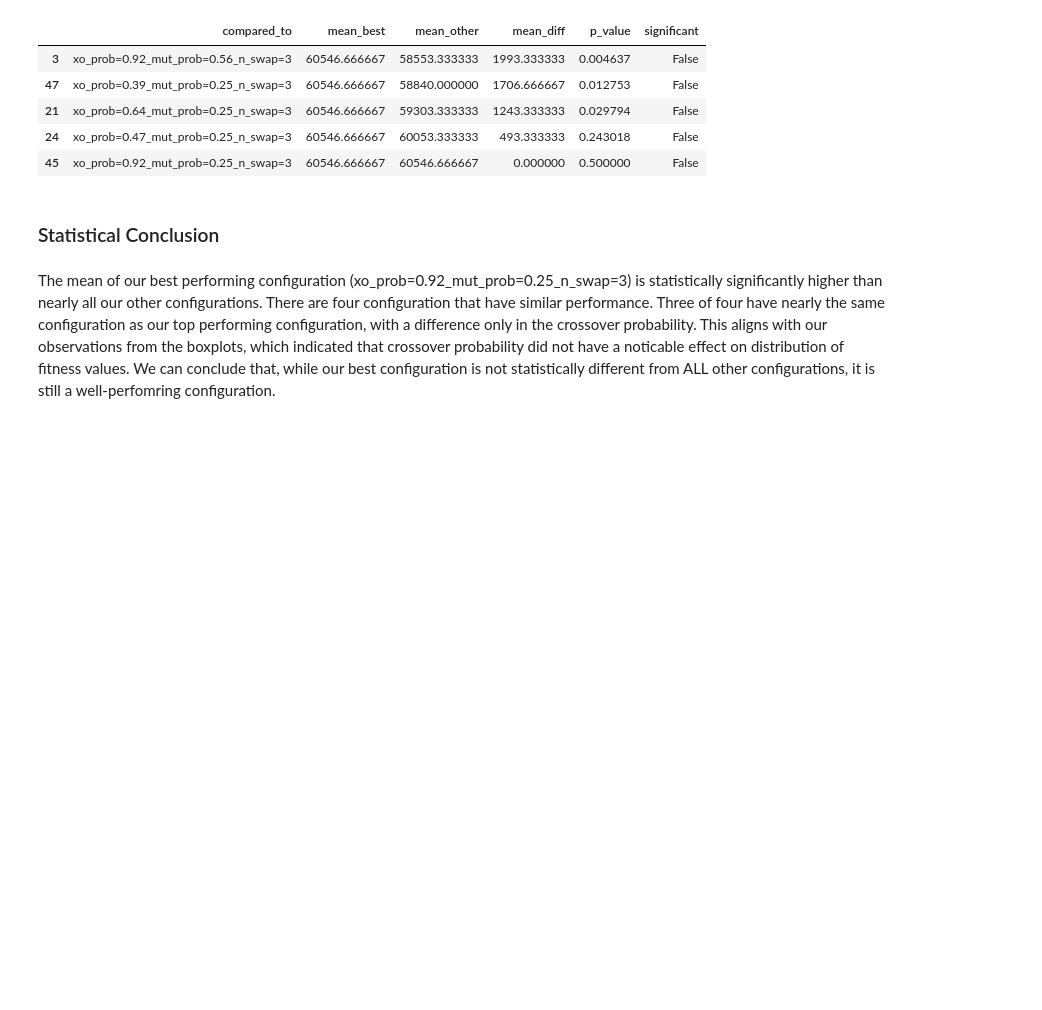
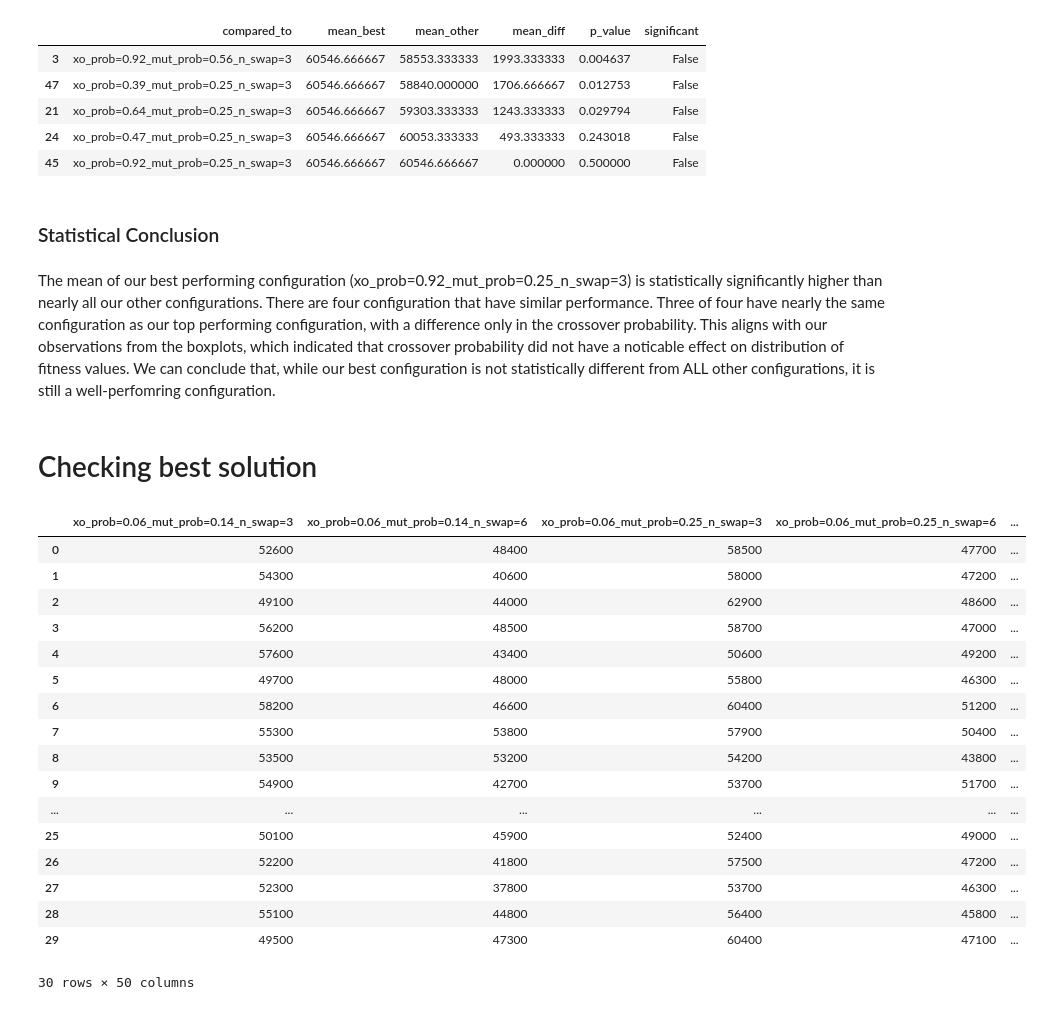
Before and after one commit to gcordeirofm/CIFO25_42, a Jupyter notebook: project/phase_2.ipynb, the cells around one changed output. Drawn from its saved outputs; the diff is of its cells as text; code cells hidden in the pictures; blank space fills up the shorter version.

```diff
--- a/project/phase_2.ipynb
+++ b/project/phase_2.ipynb
@@ -395,3 +395,28 @@ phase2_ttest_best[phase2_ttest_best['significant'] == False]
 ### Statistical Conclusion
 # %% [markdown]
 The mean of our best performing configuration (xo_prob=0.92_mut_prob=0.25_n_swap=3) is statistically significantly higher than nearly all our other configurations. There are four configuration that have similar performance. Three of four have nearly the same configuration as our top performing configuration, with a difference only in the crossover probability. This aligns with our observations from the boxplots, which indicated that crossover probability did not have a noticable effect on distribution of fitness values. We can conclude that, while our best configuration is not statistically different from ALL other configurations, it is still a well-perfomring configuration.
+# %% [markdown]
+# Checking best solution
+# %%
+df_results = pd.DataFrame(fitness_by_configuration)
+# %%
+df_results
+# %% [output]
+|  | xo_prob=0.06_mut_prob=0.14_n_swap=3 | xo_prob=0.06_mut_prob=0.14_n_swap=6 | xo_prob=0.06_mut_prob=0.25_n_swap=3 | xo_prob=0.06_mut_prob=0.25_n_swap=6 | ... |
+| 0 | 52600 | 48400 | 58500 | 47700 | ... |
+| 1 | 54300 | 40600 | 58000 | 47200 | ... |
+| 2 | 49100 | 44000 | 62900 | 48600 | ... |
+| 3 | 56200 | 48500 | 58700 | 47000 | ... |
+| 4 | 57600 | 43400 | 50600 | 49200 | ... |
+| 5 | 49700 | 48000 | 55800 | 46300 | ... |
+| 6 | 58200 | 46600 | 60400 | 51200 | ... |
+| 7 | 55300 | 53800 | 57900 | 50400 | ... |
+| 8 | 53500 | 53200 | 54200 | 43800 | ... |
+| 9 | 54900 | 42700 | 53700 | 51700 | ... |
+| ... | ... | ... | ... | ... | ... |
+| 25 | 50100 | 45900 | 52400 | 49000 | ... |
+| 26 | 52200 | 41800 | 57500 | 47200 | ... |
+| 27 | 52300 | 37800 | 53700 | 46300 | ... |
+| 28 | 55100 | 44800 | 56400 | 45800 | ... |
+| 29 | 49500 | 47300 | 60400 | 47100 | ... |
+30 rows × 50 columns
```
Also changed, not shown: parts of 2 cells of this notebook, 2 other files.
